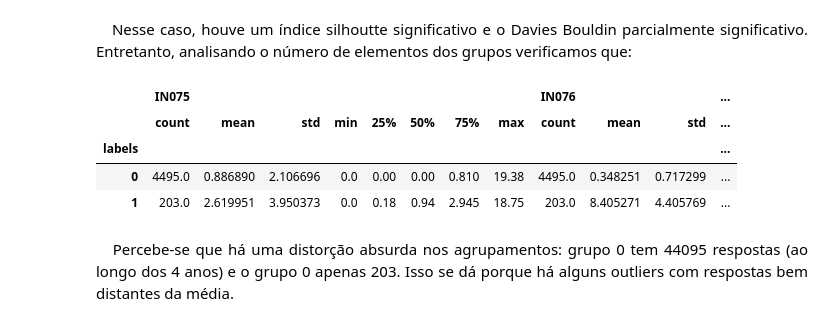
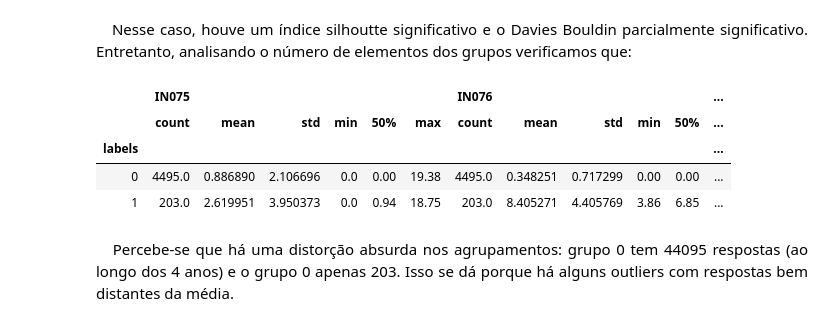
Before and after one commit to ViniciusATR/Deephack_ODS6, a Jupyter notebook: Deephack_Relatório.ipynb, the cells around one changed output. Cells and saved outputs as stored; diff of their text form; code cells hidden in the pictures.

```diff
--- a/Deephack_Relatório.ipynb
+++ b/Deephack_Relatório.ipynb
@@ -334,7 +332,7 @@ from itertools import combinations
 
 pd.set_option('display.max_columns', None)
 #leitura do banco de dados SNIS, assim como adequação do nome das colunas
-df = pd.read_csv(filepath_or_buffer='Desagregado-20191010161139.csv' ,index_col=False, sep=';' , encoding='utf_16_le', thousands='.' ,decimal=',' , skipfooter=1, engine='python')
+df = pd.read_csv(filepath_or_buffer='datasets/Desagregado-20191010161139.csv' ,index_col=False, sep=';' , encoding='utf_16_le', thousands='.' ,decimal=',' , skipfooter=1, engine='python')
 df.rename(columns={'Município' : 'municipio' , 'Ano de Referência':'ano' , 'Código do Município' : 'Cod_ibge' , 'POP_TOT - População total do município do ano de referência (Fonte: IBGE):' : 'POP_TOT' , 'POP_URB - População urbana do município do ano de referência (Fonte: IBGE):' :'POP_URB' }, inplace=True)
 ind_dict = {
     'AG006 - Volume de água produzido' : 'AG006' ,
@@ -363,7 +361,7 @@ ind_dict = {
 df = df.rename(columns = ind_dict)
 
 #leitura do banco de dados produzido pelo grupo, unindo dados do TCE e do SNIS
-d17 = pd.read_csv('data2017.csv',sep=';')
+d17 = pd.read_csv('datasets/data2017.csv',sep=';')
 d17.drop(columns=['Unnamed: 0','index'] , inplace=True)
 
 d17.replace({'Sim':1 , 'Não':0} , inplace=True)
@@ -371,7 +369,7 @@ d17.replace({'Sim':1 , 'Não':0} , inplace=True)
 df['SNSI4'] = 1 - df['AG011']/(df['AG006'] + df['AG018'])
 
 #leitura do banco de dados com os dados geográficos necessários para criação de mapas
-map_df = gpd.read_file('LimiteMunicipalPolygon.shp')
+map_df = gpd.read_file('datasets/map/LimiteMunicipalPolygon.shp')
 map_df = map_df.rename(columns={'Nome' : 'municipio'})
 # %% [markdown]
 ## Funções <a name="função"></a>
@@ -762,13 +760,13 @@ Indice de Davies Bouldin: 0.7032468104850467
 </div>
 # %%
 df_clus = result4[0]
-df_clus.groupby('labels').describe()[feats]
+df_clus.groupby('labels').describe(percentiles=[])[feats]
 # %% [output]
-|  | IN075 |  |  |  |  |  |  |  | IN076 |  |  | ... |
-|  | count | mean | std | min | 25% | 50% | 75% | max | count | mean | std | ... |
+|  | IN075 |  |  |  |  |  | IN076 |  |  |  |  | ... |
+|  | count | mean | std | min | 50% | max | count | mean | std | min | 50% | ... |
 | labels |  |  |  |  |  |  |  |  |  |  |  | ... |
-| 0 | 4495.0 | 0.886890 | 2.106696 | 0.0 | 0.00 | 0.00 | 0.810 | 19.38 | 4495.0 | 0.348251 | 0.717299 | ... |
-| 1 | 203.0 | 2.619951 | 3.950373 | 0.0 | 0.18 | 0.94 | 2.945 | 18.75 | 203.0 | 8.405271 | 4.405769 | ... |
+| 0 | 4495.0 | 0.886890 | 2.106696 | 0.0 | 0.00 | 19.38 | 4495.0 | 0.348251 | 0.717299 | 0.00 | 0.00 | ... |
+| 1 | 203.0 | 2.619951 | 3.950373 | 0.0 | 0.94 | 18.75 | 203.0 | 8.405271 | 4.405769 | 3.86 | 6.85 | ... |
 # %% [markdown]
   <div style="text-align: justify">
 &nbsp;&nbsp; Percebe-se que há uma distorção absurda nos agrupamentos: grupo 0 tem 44095 respostas (ao longo dos 4 anos) e o grupo 0 apenas 203. Isso se dá porque há alguns outliers com respostas  bem distantes da média.
```
Also changed, not shown: parts of 6 cells of this notebook, 1 other file.
